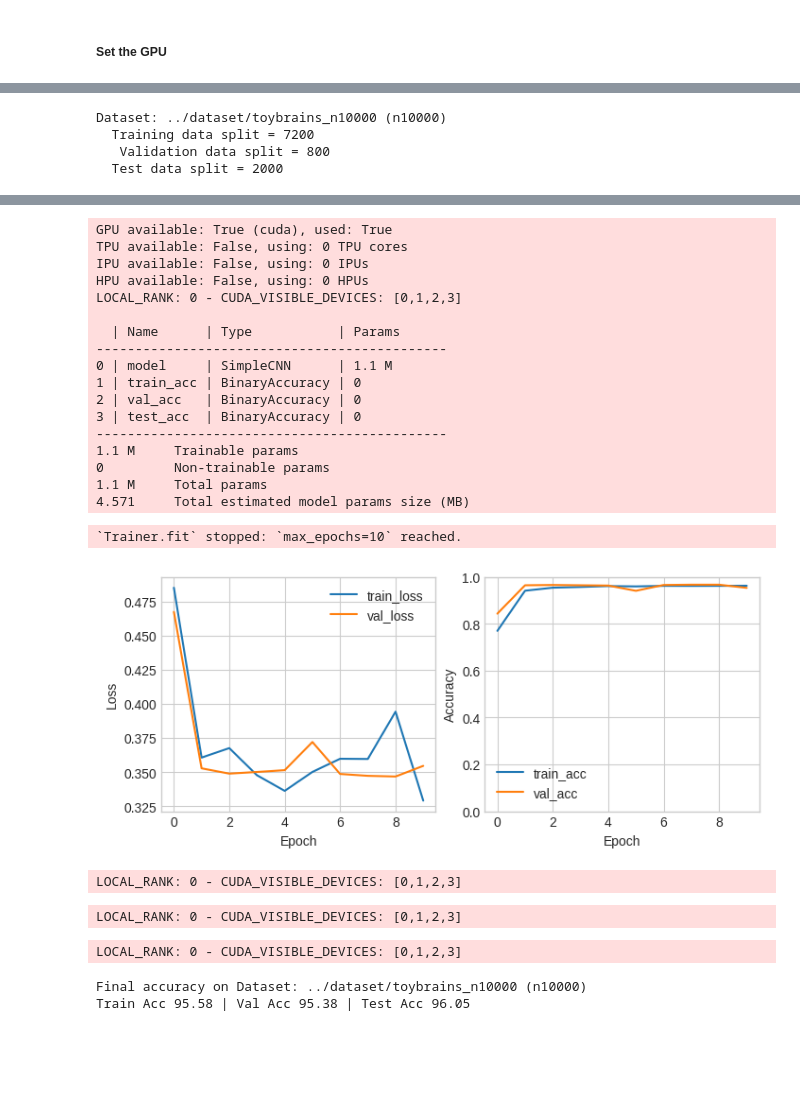
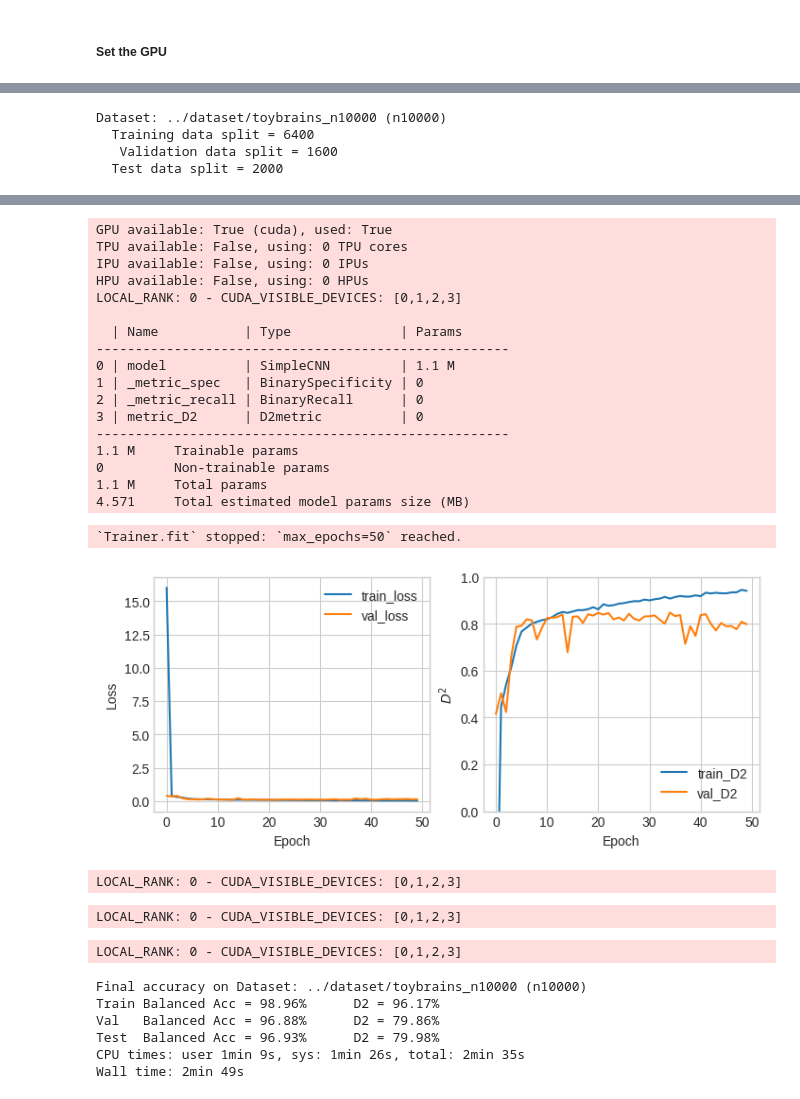
Before and after one commit to RoshanRane/toybrains, a Jupyter notebook: analysis/supervised_learning.ipynb, the cells around one changed output, grey strips where cells are left out. Drawn from its saved outputs; the diff is of its cells as text; code cells hidden in the pictures; blank space fills up the shorter version.

```diff
--- a/analysis/supervised_learning.ipynb
+++ b/analysis/supervised_learning.ipynb
@@ -88,12 +85,14 @@ model = SimpleCNN(num_classes=2)
 # %%
+%%time
 trainer, logger = fit_DL_model(
                             DATASETS[0],
                             label,
                             model=model,
-                            GPUs=GPUs, max_epochs=10,
-                            show_batch=True)
+                            GPUs=GPUs,
+                            max_epochs=max_epochs, batch_size=batch_size,
+                            debug=DEBUG)
 # %% [output]
 Dataset: ../dataset/toybrains_n10000 (n10000)
-  Training data split = 7200
-   Validation data split = 800
+  Training data split = 6400
+   Validation data split = 1600
   Test data split = 2000
@@ -101,25 +99,29 @@ Dataset: ../dataset/toybrains_n10000 (n10000)
 GPU available: True (cuda), used: True
 TPU available: False, using: 0 TPU cores
 IPU available: False, using: 0 IPUs
 HPU available: False, using: 0 HPUs
 LOCAL_RANK: 0 - CUDA_VISIBLE_DEVICES: [0,1,2,3]
 
-  | Name      | Type           | Params
----------------------------------------------
-0 | model     | SimpleCNN      | 1.1 M
-1 | train_acc | BinaryAccuracy | 0
-2 | val_acc   | BinaryAccuracy | 0
-3 | test_acc  | BinaryAccuracy | 0
----------------------------------------------
+  | Name           | Type              | Params
+-----------------------------------------------------
+0 | model          | SimpleCNN         | 1.1 M
+1 | _metric_spec   | BinarySpecificity | 0
+2 | _metric_recall | BinaryRecall      | 0
+3 | metric_D2      | D2metric          | 0
+-----------------------------------------------------
 1.1 M     Trainable params
 0         Non-trainable params
 1.1 M     Total params
 4.571     Total estimated model params size (MB)
-`Trainer.fit` stopped: `max_epochs=10` reached.
+`Trainer.fit` stopped: `max_epochs=50` reached.
-[figure, removed]
+[figure, new version]
 LOCAL_RANK: 0 - CUDA_VISIBLE_DEVICES: [0,1,2,3]
 LOCAL_RANK: 0 - CUDA_VISIBLE_DEVICES: [0,1,2,3]
 LOCAL_RANK: 0 - CUDA_VISIBLE_DEVICES: [0,1,2,3]
 Final accuracy on Dataset: ../dataset/toybrains_n10000 (n10000)
-Train Acc 95.58 | Val Acc 95.38 | Test Acc 96.05
+Train Balanced Acc = 98.96%      D2 = 96.17%
+Val   Balanced Acc = 96.88%      D2 = 79.86%
+Test  Balanced Acc = 96.93%      D2 = 79.98%
+CPU times: user 1min 9s, sys: 1min 26s, total: 2min 35s
+Wall time: 2min 49s
 # %%
```
Also changed, not shown: parts of 6 cells of this notebook, 4 other files.
